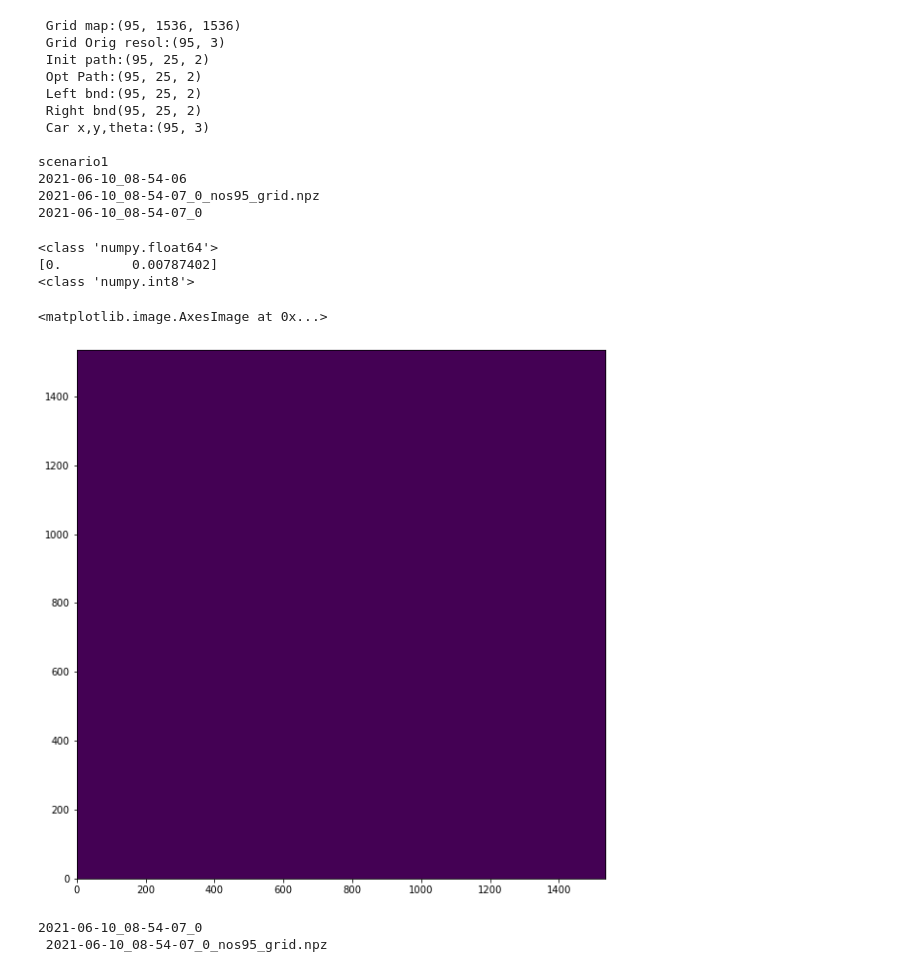
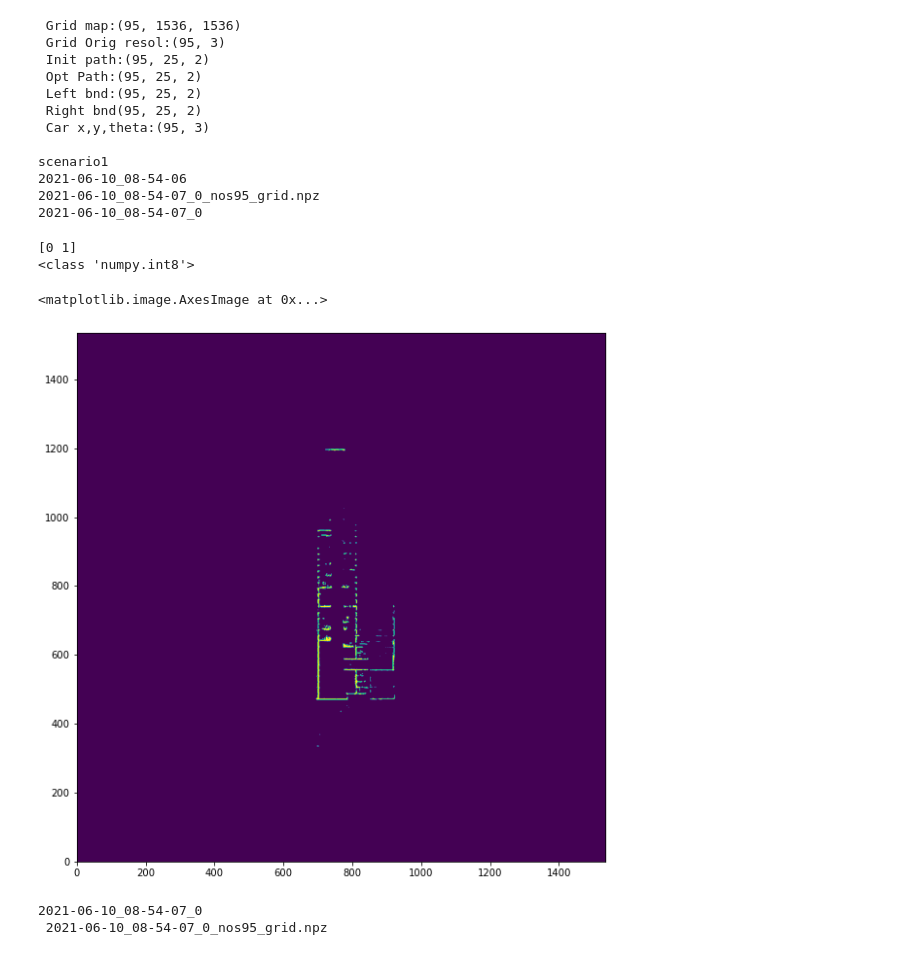
Before and after one commit to saitejamalyala/rosbag2numpy, a Jupyter notebook: iter_create_np_fromrbag/npz_2_tfrec_process.ipynb, the cells around one changed output. Drawn from its saved outputs; the diff is of its cells as text; code cells hidden in the pictures.

```diff
--- a/iter_create_np_fromrbag/npz_2_tfrec_process.ipynb
+++ b/iter_create_np_fromrbag/npz_2_tfrec_process.ipynb
@@ -118,19 +118,18 @@ scenario1
 2021-06-10_08-54-07_0_nos95_grid.npz
 2021-06-10_08-54-07_0
 # %%
-print(type(((in_grid_map[0,0,0]/127))))
-print(np.unique(in_grid_map[0]/127))
+#print(type(((in_grid_map[0,0,0]/127))))
+print(np.unique(in_grid_map[0]))
 plt.figure(figsize=(10,10))
 
-integer_grid_map  = (in_grid_map/127).astype(np.int8)
-print(type(integer_grid_map[0,0,0]))
-plt.imshow(integer_grid_map[0],origin='lower')
+#integer_grid_map  = (in_grid_map/127).astype(np.int8)
+print(type(in_grid_map[0,0,0]))
+plt.imshow(in_grid_map[0],origin='lower')
 # %% [output]
-<class 'numpy.float64'>
-[0.         0.00787402]
+[0 1]
 <class 'numpy.int8'>
 <matplotlib.image.AxesImage at 0x...>
-[figure, old version]
+[figure, new version]
 # %%
 import re
 scene_name = all_grid_paths[file_idx].split("\\")[-3]
```
Also changed, not shown: parts of 4 cells of this notebook.
